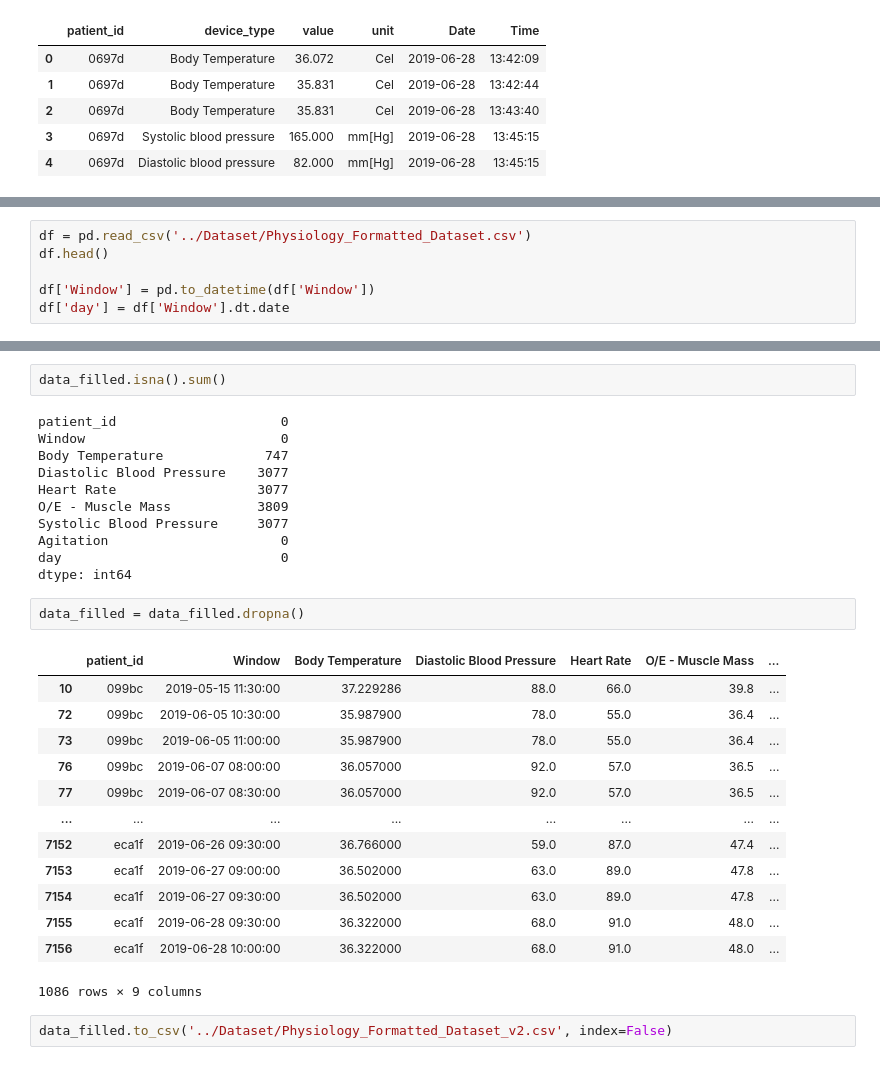
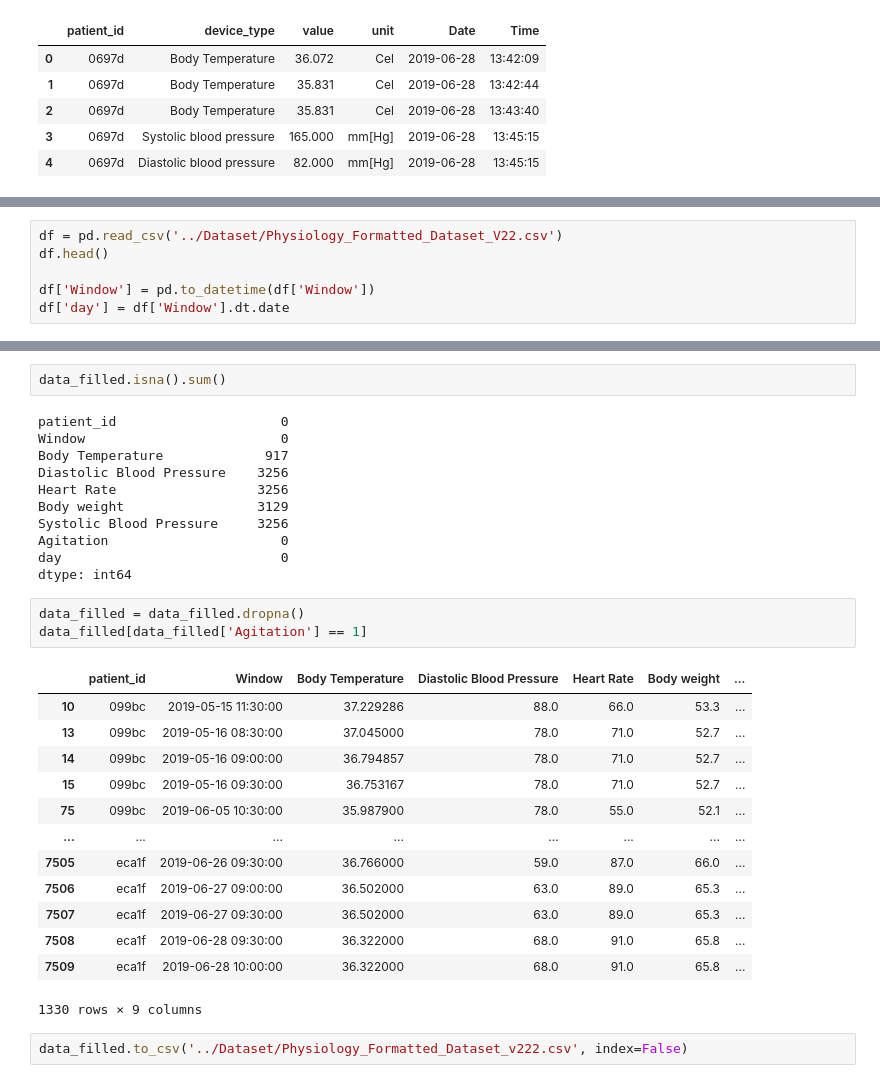
Before and after one commit to y-ghoneim/SDProject32, a Jupyter notebook: Notebooks/Physiology Preprocessing.ipynb, the cells around one changed output, grey strips where cells are left out. Drawn from its saved outputs; the diff is of its cells as text.

```diff
--- a/Notebooks/Physiology Preprocessing.ipynb
+++ b/Notebooks/Physiology Preprocessing.ipynb
@@ -310,5 +324,5 @@ final_corrected_data.to_csv('../Dataset/Physiology_Formatted_Dataset.csv', index
 # %%
-df = pd.read_csv('../Dataset/Physiology_Formatted_Dataset.csv')
+df = pd.read_csv('../Dataset/Physiology_Formatted_Dataset_V22.csv')
 df.head()
 
 df['Window'] = pd.to_datetime(df['Window'])
@@ -349,29 +363,30 @@ data_filled.isna().sum()
 # %% [output]
 patient_id                     0
 Window                         0
-Body Temperature             747
-Diastolic Blood Pressure    3077
-Heart Rate                  3077
-O/E - Muscle Mass           3809
-Systolic Blood Pressure     3077
+Body Temperature             917
+Diastolic Blood Pressure    3256
+Heart Rate                  3256
+Body weight                 3129
+Systolic Blood Pressure     3256
 Agitation                      0
 day                            0
 dtype: int64
 # %%
 data_filled = data_filled.dropna()
+data_filled[data_filled['Agitation'] == 1]
 # %% [output]
-|  | patient_id | Window | Body Temperature | Diastolic Blood Pressure | Heart Rate | O/E - Muscle Mass | ... |
-| 10 | 099bc | 2019-05-15 11:30:00 | 37.229286 | 88.0 | 66.0 | 39.8 | ... |
-| 72 | 099bc | 2019-06-05 10:30:00 | 35.987900 | 78.0 | 55.0 | 36.4 | ... |
-| 73 | 099bc | 2019-06-05 11:00:00 | 35.987900 | 78.0 | 55.0 | 36.4 | ... |
-| 76 | 099bc | 2019-06-07 08:00:00 | 36.057000 | 92.0 | 57.0 | 36.5 | ... |
-| 77 | 099bc | 2019-06-07 08:30:00 | 36.057000 | 92.0 | 57.0 | 36.5 | ... |
+|  | patient_id | Window | Body Temperature | Diastolic Blood Pressure | Heart Rate | Body weight | ... |
+| 10 | 099bc | 2019-05-15 11:30:00 | 37.229286 | 88.0 | 66.0 | 53.3 | ... |
+| 13 | 099bc | 2019-05-16 08:30:00 | 37.045000 | 78.0 | 71.0 | 52.7 | ... |
+| 14 | 099bc | 2019-05-16 09:00:00 | 36.794857 | 78.0 | 71.0 | 52.7 | ... |
+| 15 | 099bc | 2019-05-16 09:30:00 | 36.753167 | 78.0 | 71.0 | 52.7 | ... |
+| 75 | 099bc | 2019-06-05 10:30:00 | 35.987900 | 78.0 | 55.0 | 52.1 | ... |
 | ... | ... | ... | ... | ... | ... | ... | ... |
-| 7152 | eca1f | 2019-06-26 09:30:00 | 36.766000 | 59.0 | 87.0 | 47.4 | ... |
-| 7153 | eca1f | 2019-06-27 09:00:00 | 36.502000 | 63.0 | 89.0 | 47.8 | ... |
-| 7154 | eca1f | 2019-06-27 09:30:00 | 36.502000 | 63.0 | 89.0 | 47.8 | ... |
-| 7155 | eca1f | 2019-06-28 09:30:00 | 36.322000 | 68.0 | 91.0 | 48.0 | ... |
-| 7156 | eca1f | 2019-06-28 10:00:00 | 36.322000 | 68.0 | 91.0 | 48.0 | ... |
+| 7505 | eca1f | 2019-06-26 09:30:00 | 36.766000 | 59.0 | 87.0 | 66.0 | ... |
+| 7506 | eca1f | 2019-06-27 09:00:00 | 36.502000 | 63.0 | 89.0 | 65.3 | ... |
+| 7507 | eca1f | 2019-06-27 09:30:00 | 36.502000 | 63.0 | 89.0 | 65.3 | ... |
+| 7508 | eca1f | 2019-06-28 09:30:00 | 36.322000 | 68.0 | 91.0 | 65.8 | ... |
+| 7509 | eca1f | 2019-06-28 10:00:00 | 36.322000 | 68.0 | 91.0 | 65.8 | ... |
-1086 rows × 9 columns
+1330 rows × 9 columns
 # %%
-data_filled.to_csv('../Dataset/Physiology_Formatted_Dataset_v2.csv', index=False)
+data_filled.to_csv('../Dataset/Physiology_Formatted_Dataset_v222.csv', index=False)
```
Also changed, not shown: parts of 16 cells of this notebook, 3 other files.
